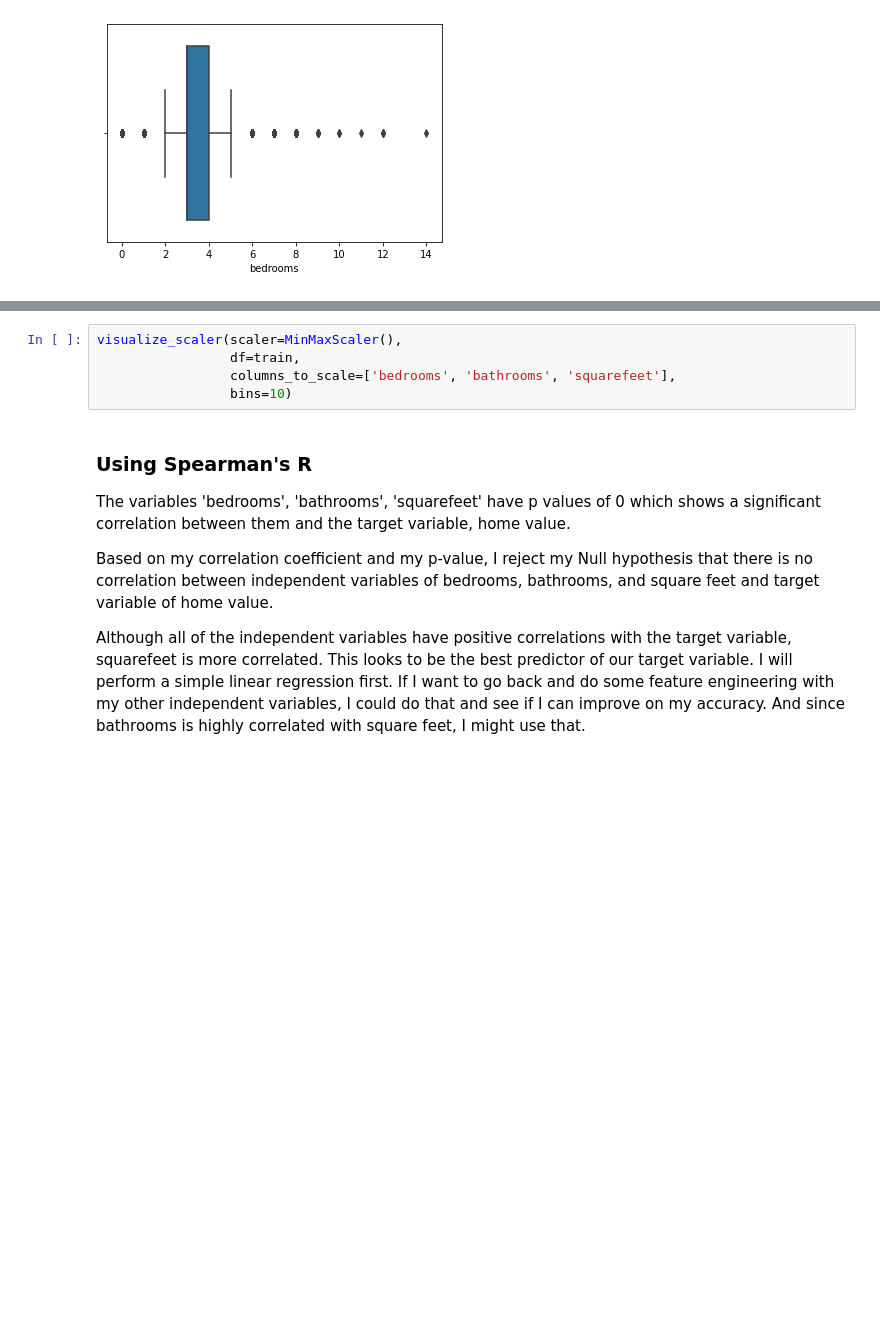
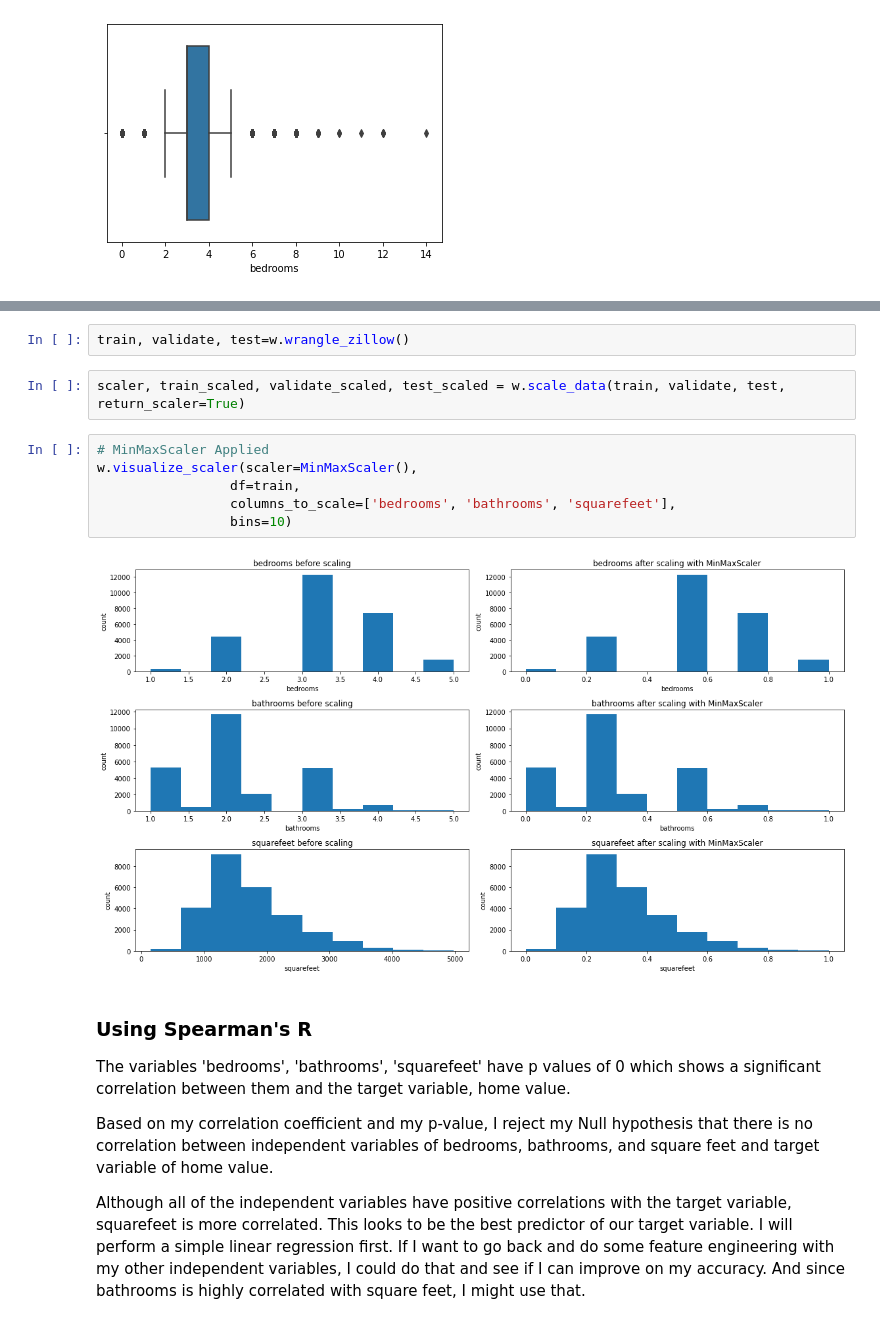
Before and after one commit to raedownen/project-2-regression, a Jupyter notebook: final_report.ipynb, the cells around one changed output, grey strips where cells are left out. Cells and saved outputs as stored; diff of their text form; blank space fills up the shorter version.

```diff
--- a/final_report.ipynb
+++ b/final_report.ipynb
@@ -65,8 +58,15 @@ scaler, train_scaled, validate_scaled, test_scaled = scale_data(train, validate,
+# %%
+train, validate, test=w.wrangle_zillow()
+# %%
+scaler, train_scaled, validate_scaled, test_scaled = w.scale_data(train, validate, test, return_scaler=True)
 # %%
-visualize_scaler(scaler=MinMaxScaler(),
+# MinMaxScaler Applied
+w.visualize_scaler(scaler=MinMaxScaler(),
                  df=train,
                  columns_to_scale=['bedrooms', 'bathrooms', 'squarefeet'],
                  bins=10)
+# %% [output]
+[figure, added]
 # %% [markdown]
 ### Using Spearman's R
 
```
Also changed, not shown: parts of 26 cells of this notebook.
